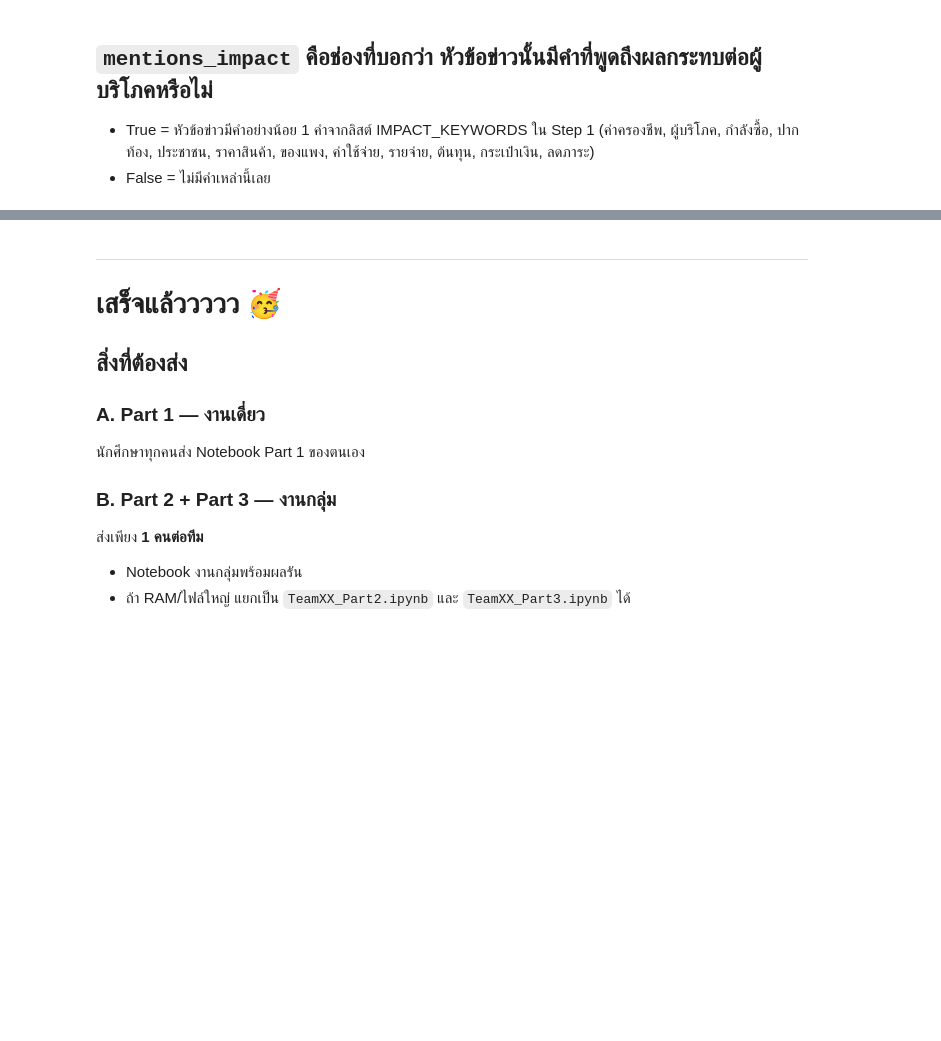
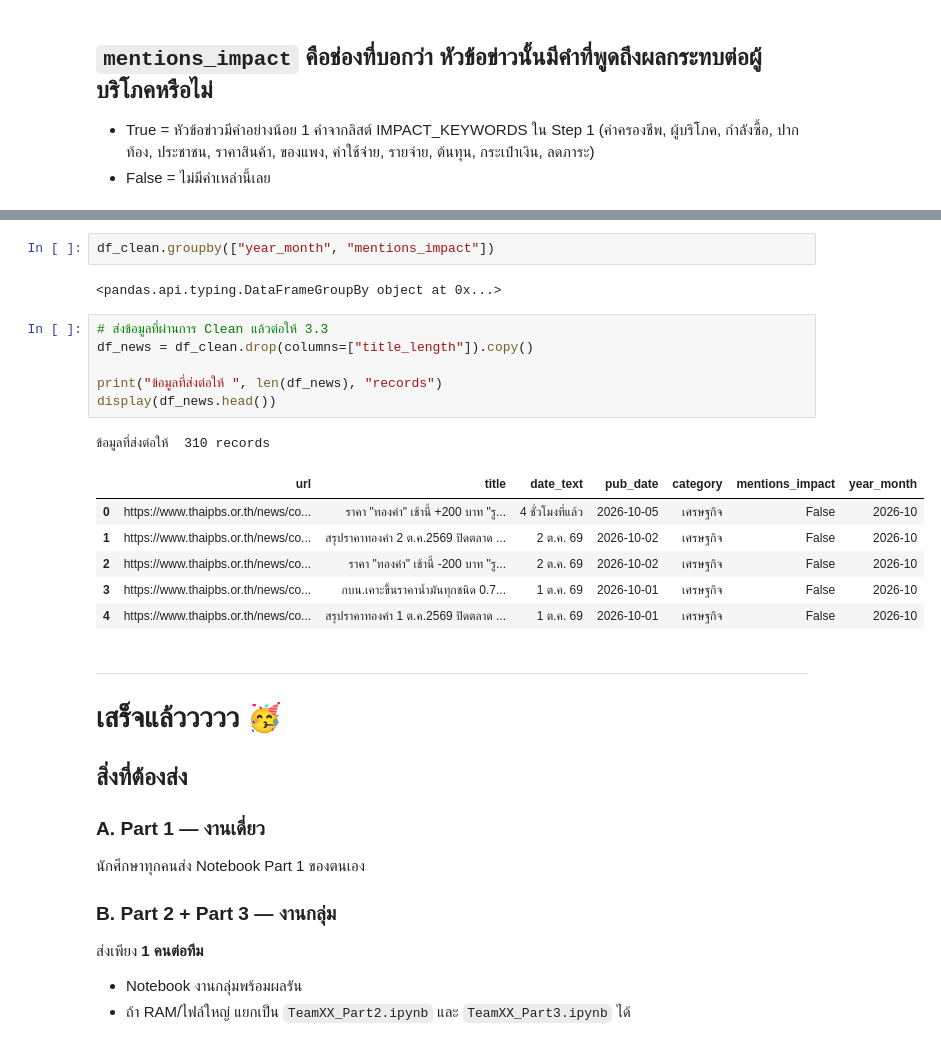
Before and after one commit to spannav/project_bigdata, a Jupyter notebook: Project1_Video_Games.ipynb, the cells around one changed output, grey strips where cells are left out. Drawn from its saved outputs; the diff is of its cells as text; blank space fills up the shorter version.

```diff
--- a/Project1_Video_Games.ipynb
+++ b/Project1_Video_Games.ipynb
@@ -2058,3 +2192,21 @@ pd.DataFrame(rows)[["title", "pub_date", "mentions_impact"]].tail(5)
+# %%
+df_clean.groupby(["year_month", "mentions_impact"])
+# %% [output]
+<pandas.api.typing.DataFrameGroupBy object at 0x...>
+# %%
+# ส่งข้อมูลที่ผ่านการ Clean แล้วต่อให้ 3.3
+df_news = df_clean.drop(columns=["title_length"]).copy()
+
+print("ข้อมูลที่ส่งต่อให้ ", len(df_news), "records")
+display(df_news.head())
+# %% [output]
+ข้อมูลที่ส่งต่อให้  310 records
+|  | url | title | date_text | pub_date | category | mentions_impact | year_month |
+| 0 | https://www.thaipbs.or.th/news/co... | ราคา "ทองคำ" เช้านี้ +200 บาท "รู... | 4 ชั่วโมงที่แล้ว | 2026-10-05 | เศรษฐกิจ | False | 2026-10 |
+| 1 | https://www.thaipbs.or.th/news/co... | สรุปราคาทองคำ 2 ต.ค.2569 ปิดตลาด ... | 2 ต.ค. 69 | 2026-10-02 | เศรษฐกิจ | False | 2026-10 |
+| 2 | https://www.thaipbs.or.th/news/co... | ราคา "ทองคำ" เช้านี้ -200 บาท "รู... | 2 ต.ค. 69 | 2026-10-02 | เศรษฐกิจ | False | 2026-10 |
+| 3 | https://www.thaipbs.or.th/news/co... | กบน.เคาะขึ้นราคาน้ำมันทุกชนิด 0.7... | 1 ต.ค. 69 | 2026-10-01 | เศรษฐกิจ | False | 2026-10 |
+| 4 | https://www.thaipbs.or.th/news/co... | สรุปราคาทองคำ 1 ต.ค.2569 ปิดตลาด ... | 1 ต.ค. 69 | 2026-10-01 | เศรษฐกิจ | False | 2026-10 |
 # %% [markdown]
 ---
 # เสร็จแล้ววววว 🥳
```
Also changed, not shown: parts of 7 cells of this notebook.
